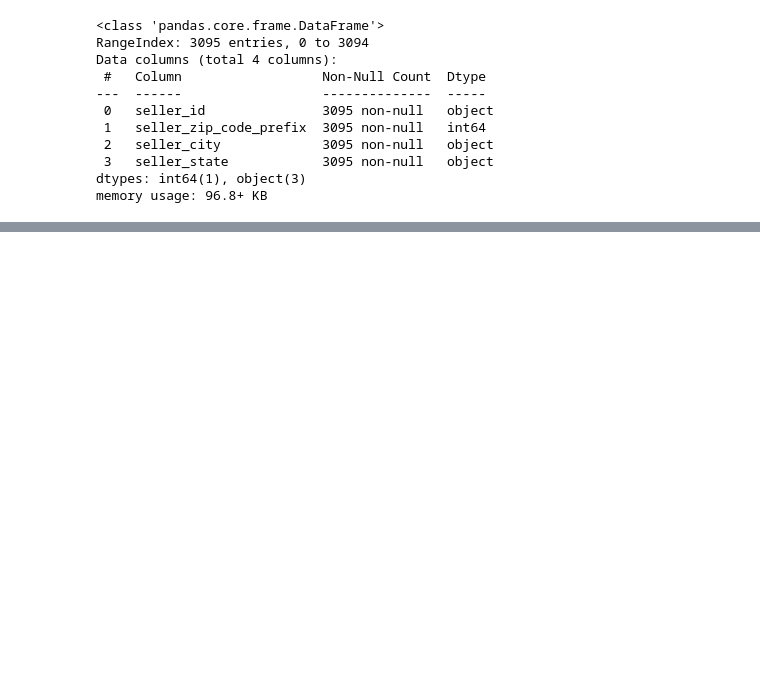
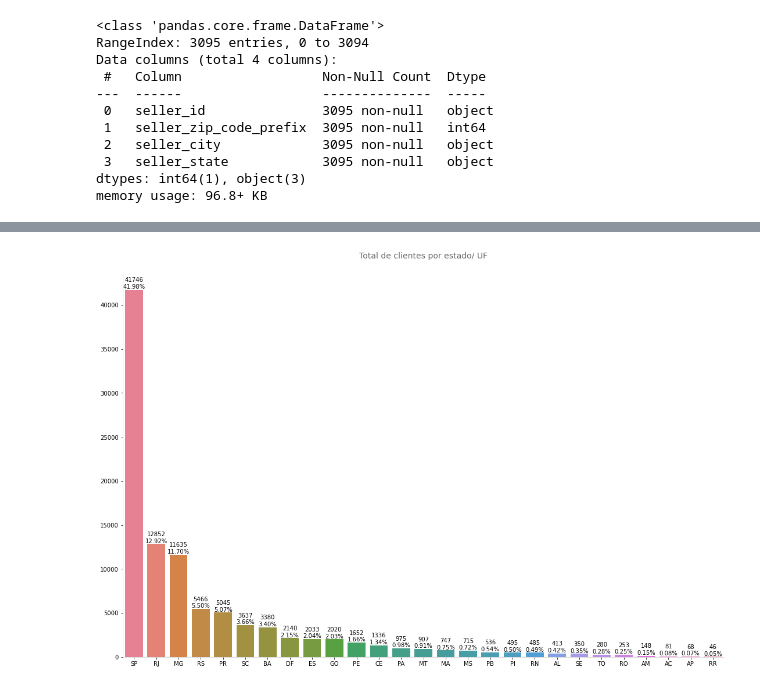
Before and after one commit to Joao-TheCosmosIsInfinite/Cluster-Analysis, a Jupyter notebook: notebooks/Analise-Cluster-.ipynb, the cells around one changed output, grey strips where cells are left out. Cells and saved outputs as stored; diff of their text form; code cells hidden in the pictures; blank space fills up the shorter version.

Commit message:
Adicionado EDA das bases de cliente e itens de pedido

```diff
--- a/notebooks/Analise-Cluster-.ipynb
+++ b/notebooks/Analise-Cluster-.ipynb
@@ -345,0 +553,16 @@ memory usage: 96.8+ KB
+# %%
+## Total de Clientes por Estado
+fig = plt.figure(constrained_layout=True, figsize=(15, 10))
+gs = GridSpec(1, 1, figure=fig)
+ax1 = fig.add_subplot(gs[0, 0])
+
+bar_count_plot(df_customers,
+               x='customer_state',
+               order=True,
+               ax=ax1,
+               title='Total de clientes por estado/ UF')
+ax1.set_ylabel('')
+ax1.set_xlabel('')
+plt.show()
+# %% [output]
+[figure, added]
```
Also changed, not shown: parts of 36 cells of this notebook.
